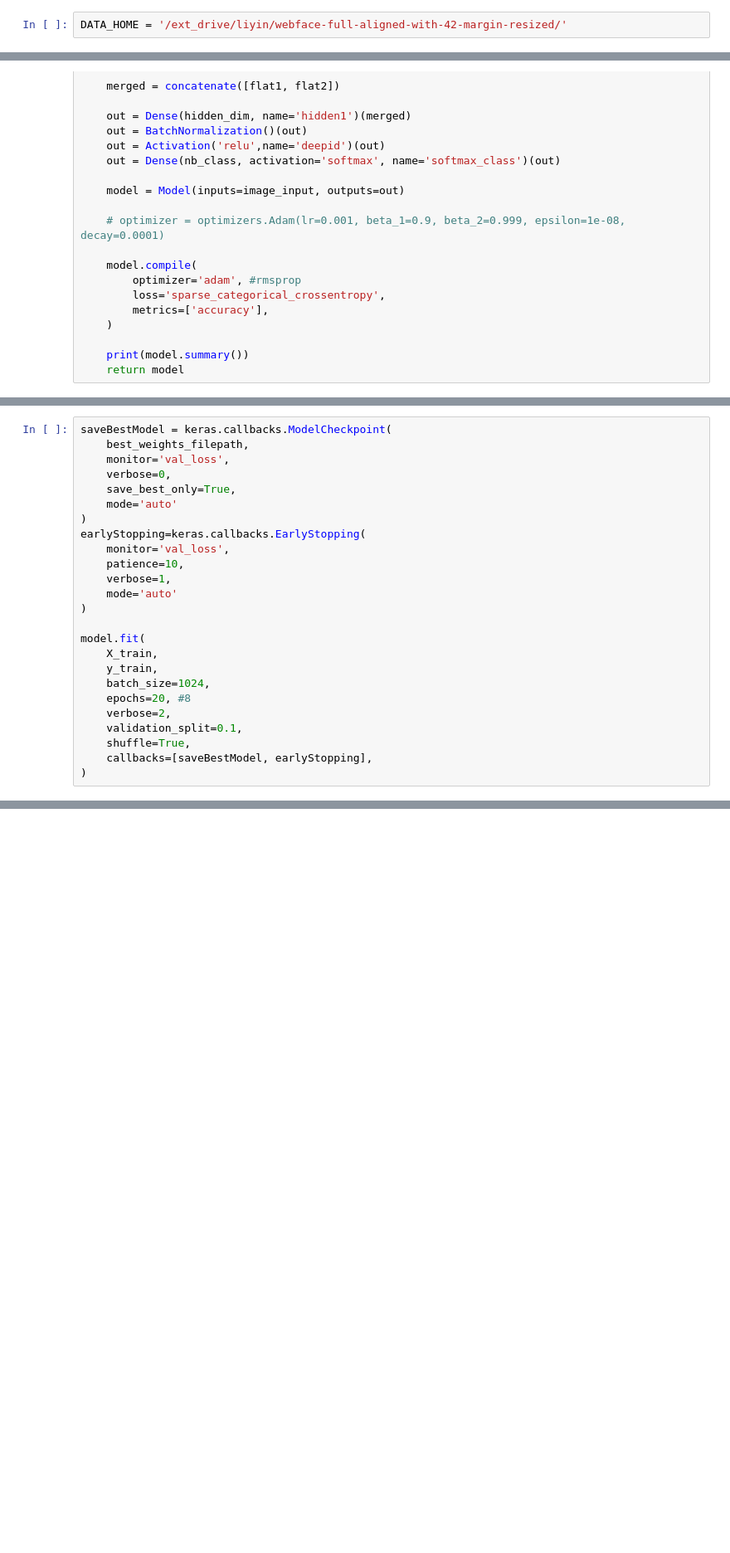
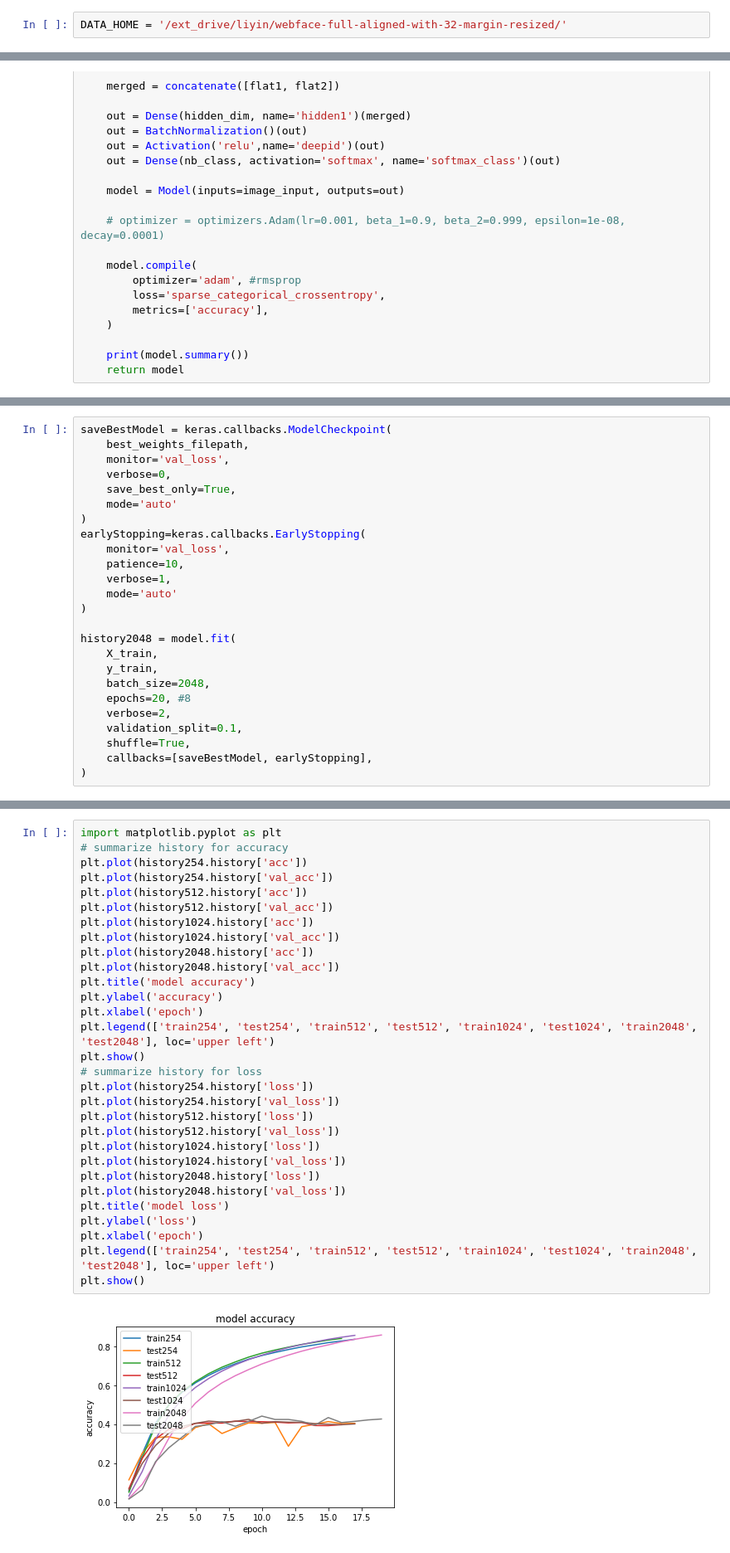
Before and after one commit to yqf3139/face-recognition, a Jupyter notebook: pred-webface-full-simple-cnn-with-align.ipynb, the cells around one changed output, grey strips where cells are left out. Shown at 83% size. Cells and saved outputs as stored; diff of their text form; blank space fills up the shorter version.

```diff
--- a/pred-webface-full-simple-cnn-with-align.ipynb
+++ b/pred-webface-full-simple-cnn-with-align.ipynb
@@ -16,7 +16,7 @@ from sklearn.model_selection import train_test_split
 # %% [output]
 Using TensorFlow backend.
 # %%
-DATA_HOME = '/ext_drive/liyin/webface-full-aligned-with-42-margin-resized/'
+DATA_HOME = '/ext_drive/liyin/webface-full-aligned-with-32-margin-resized/'
 # %%
 dataset = pd.read_csv('webface-full.aligned.train.csv', nrows=None)
 # %%
@@ -237,10 +237,10 @@ earlyStopping=keras.callbacks.EarlyStopping(
     mode='auto'
 )
 
-model.fit(
+history2048 = model.fit(
     X_train,
     y_train,
-    batch_size=1024,
+    batch_size=2048,
     epochs=20, #8
     verbose=2,
     validation_split=0.1,
@@ -268,0 +270,32 @@ Epoch 00016: early stopping
+# %%
+import matplotlib.pyplot as plt
+# summarize history for accuracy
+plt.plot(history254.history['acc'])
+plt.plot(history254.history['val_acc'])
+plt.plot(history512.history['acc'])
+plt.plot(history512.history['val_acc'])
+plt.plot(history1024.history['acc'])
+plt.plot(history1024.history['val_acc'])
+plt.plot(history2048.history['acc'])
+plt.plot(history2048.history['val_acc'])
+plt.title('model accuracy')
+plt.ylabel('accuracy')
+plt.xlabel('epoch')
+plt.legend(['train254', 'test254', 'train512', 'test512', 'train1024', 'test1024', 'train2048', 'test2048'], loc='upper left')
+plt.show()
+# summarize history for loss
+plt.plot(history254.history['loss'])
+plt.plot(history254.history['val_loss'])
+plt.plot(history512.history['loss'])
+plt.plot(history512.history['val_loss'])
+plt.plot(history1024.history['loss'])
+plt.plot(history1024.history['val_loss'])
+plt.plot(history2048.history['loss'])
+plt.plot(history2048.history['val_loss'])
+plt.title('model loss')
+plt.ylabel('loss')
+plt.xlabel('epoch')
+plt.legend(['train254', 'test254', 'train512', 'test512', 'train1024', 'test1024', 'train2048', 'test2048'], loc='upper left')
+plt.show()
+# %% [output]
+[figure, added]
```
Also changed, not shown: parts of 7 cells of this notebook, 2 other files.
